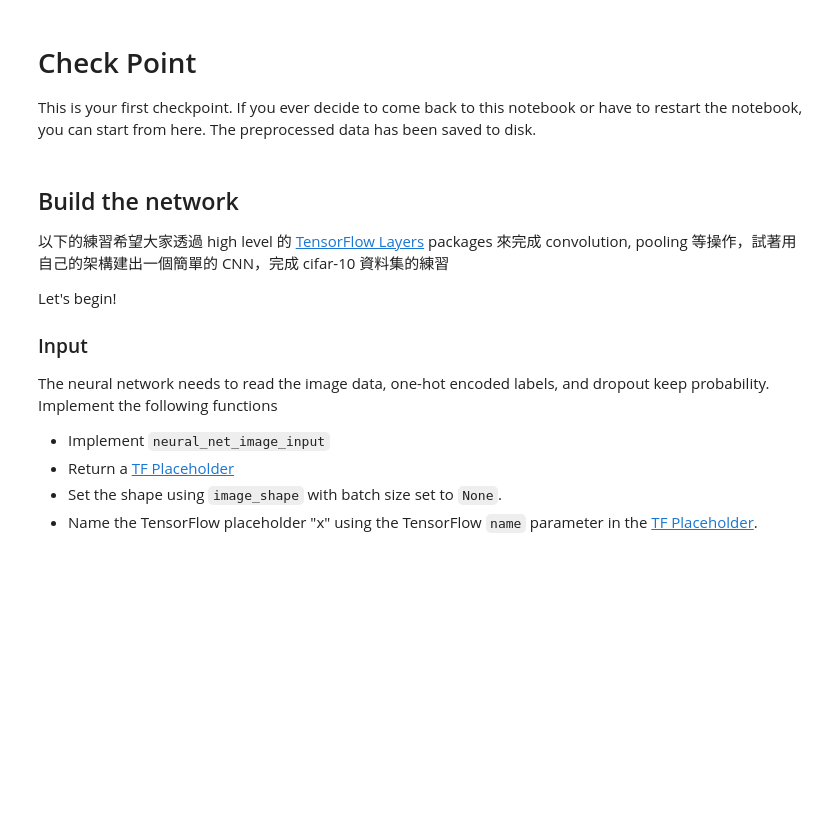
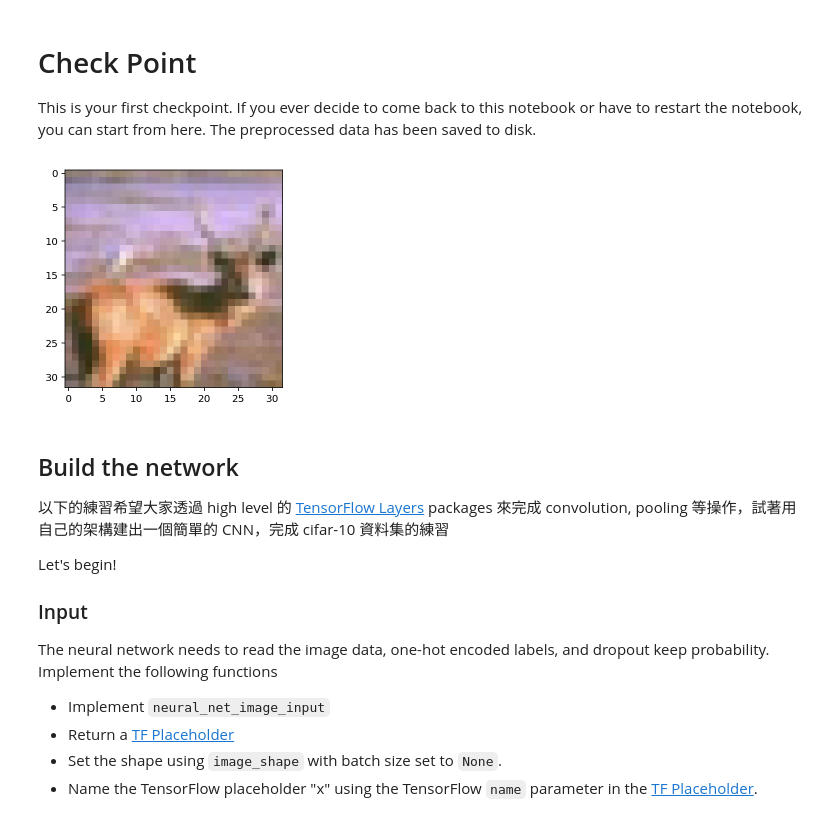
Before and after one commit to huohsien/AIA_CVCNN, a Jupyter notebook: part2/01_cnn_in_tensorflow/practice_cifar10_tensorflow.ipynb, the cells around one changed output. Drawn from its saved outputs; the diff is of its cells as text; code cells hidden in the pictures; blank space fills up the shorter version.

```diff
--- a/part2/01_cnn_in_tensorflow/practice_cifar10_tensorflow.ipynb
+++ b/part2/01_cnn_in_tensorflow/practice_cifar10_tensorflow.ipynb
@@ -148,6 +172,13 @@ import helper
 
 # Load the Preprocessed Validation data
 valid_features, valid_labels = pickle.load(open('preprocess_validation.p', mode='rb'))
+# %%
+%matplotlib inline
+import matplotlib.pyplot as plt
+img = valid_features[0]
+ax = plt.imshow(img)
+# %% [output]
+[figure, added]
 # %% [markdown]
 ## Build the network
 以下的練習希望大家透過 high level 的 [TensorFlow Layers](https://www.tensorflow.org/api_docs/python/tf/layers) packages  來完成 convolution, pooling 等操作，試著用自己的架構建出一個簡單的 CNN，完成 cifar-10 資料集的練習
```
Also changed, not shown: parts of 15 cells of this notebook, 6 other files.
